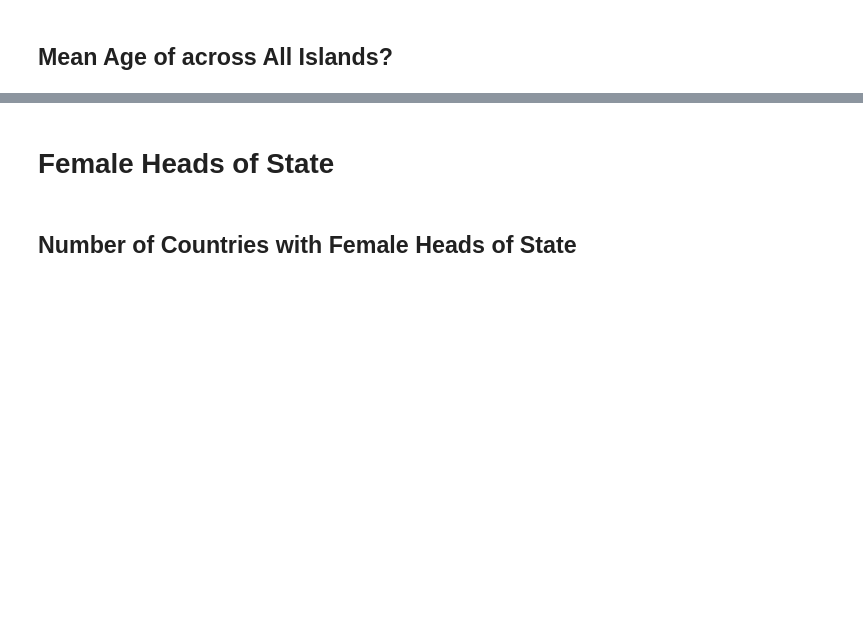
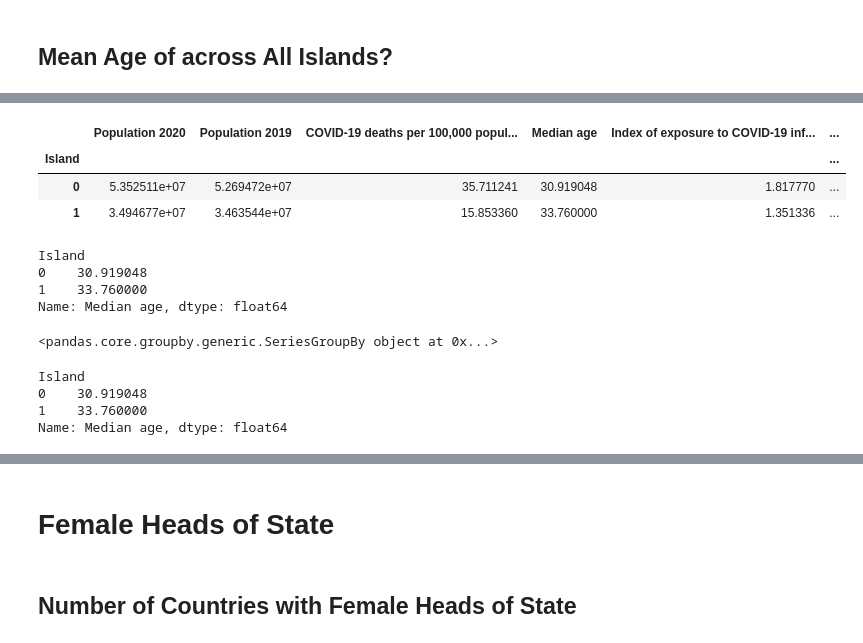
Before and after one commit to jesusmartinezprofesor/machine-learning-program, a Jupyter notebook: #01. Data Tables & Basic Concepts of Programming/01practice.ipynb, the cells around one changed output, grey strips where cells are left out. Cells and saved outputs as stored; diff of their text form; code cells hidden in the pictures; blank space fills up the shorter version.

```diff
--- a/#01. Data Tables & Basic Concepts of Programming/01practice.ipynb
+++ b/#01. Data Tables & Basic Concepts of Programming/01practice.ipynb
@@ -150,3 +177,28 @@ Name: Island, dtype: float64
+# %%
+df.groupby('Island').mean()
+# %% [output]
+|  | Population 2020 | Population 2019 | COVID-19 deaths per 100,000 popul... | Median age | Index of exposure to COVID-19 inf... | ... |
+| Island |  |  |  |  |  | ... |
+| 0 | 5.352511e+07 | 5.269472e+07 | 35.711241 | 30.919048 | 1.817770 | ... |
+| 1 | 3.494677e+07 | 3.463544e+07 | 15.853360 | 33.760000 | 1.351336 | ... |
+# %%
+df.groupby('Island').mean()['Median age']
+# %% [output]
+Island
+0    30.919048
+1    33.760000
+Name: Median age, dtype: float64
+# %%
+df.groupby('Island')['Median age']
+# %% [output]
+<pandas.core.groupby.generic.SeriesGroupBy object at 0x...>
+# %%
+df.groupby('Island')['Median age'].mean()
+# %% [output]
+Island
+0    30.919048
+1    33.760000
+Name: Median age, dtype: float64
 # %%
 #import matplotlib.pyplot as plt
 
```
Also changed, not shown: parts of 30 cells of this notebook, 7 other files.
